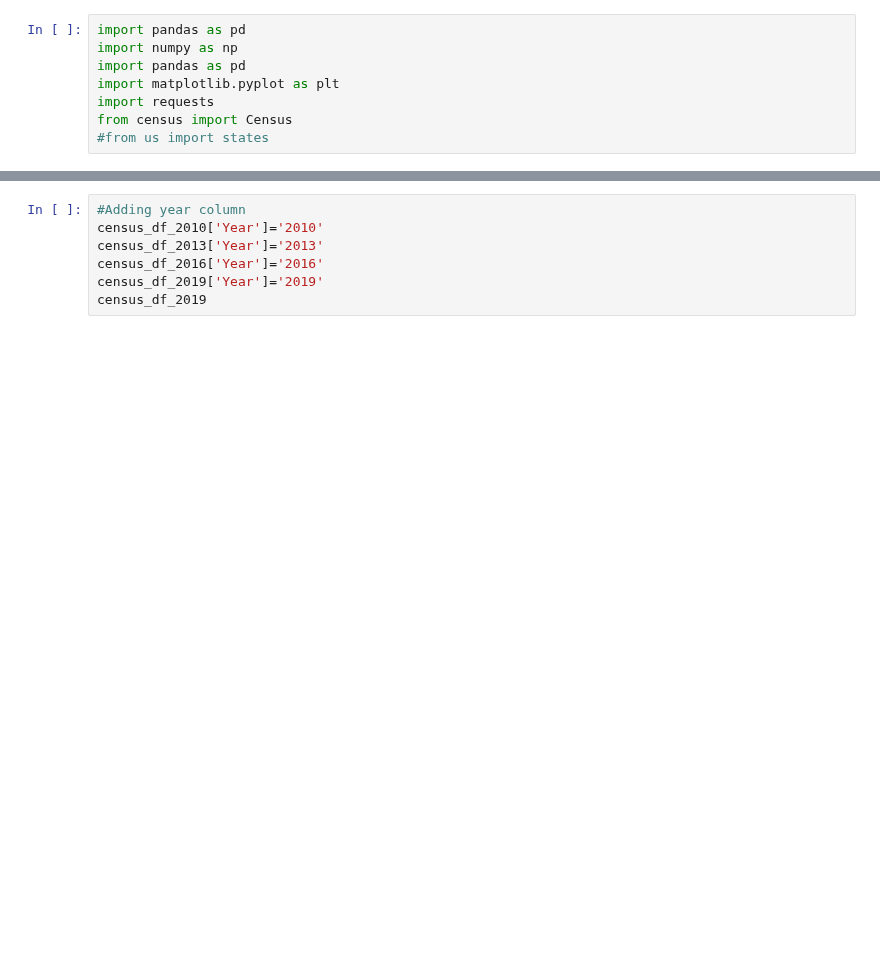
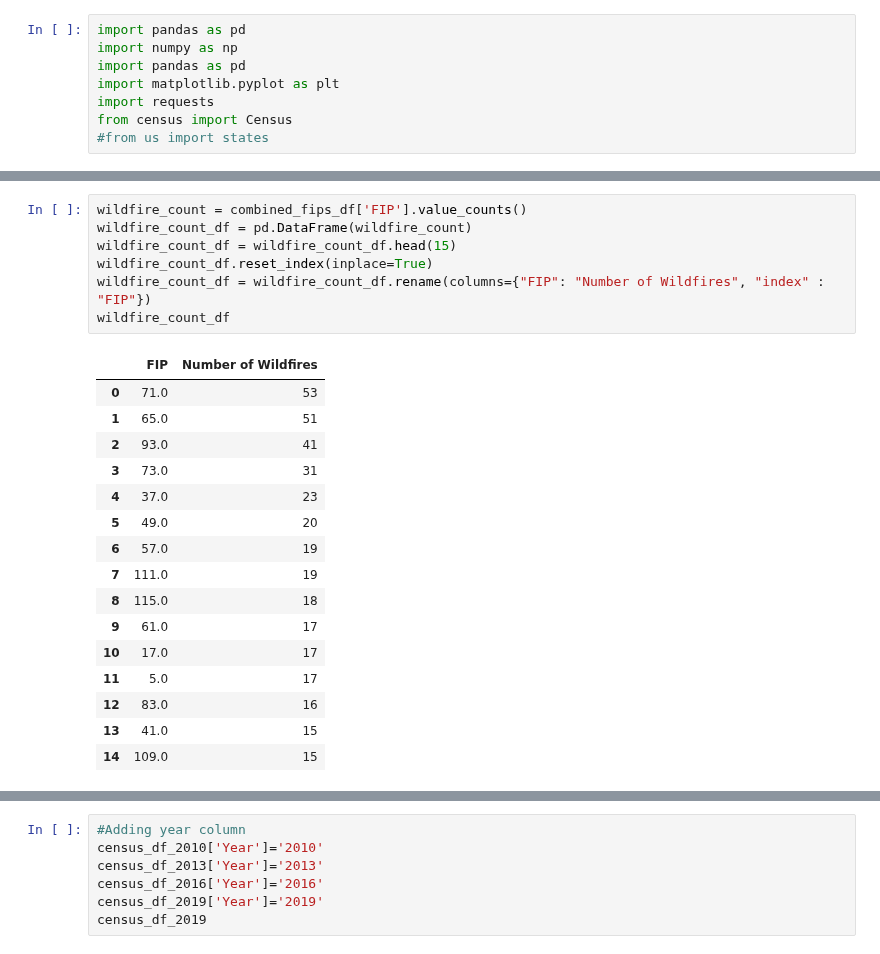
Before and after one commit to jacobdv/extreme-weather, a Jupyter notebook: Comparing income level (poverty level) to economic impact of wildfires.ipynb, the cells around one changed output, grey strips where cells are left out. Saved outputs shown, nothing was run; the diff lists cells and outputs as text; blank space fills up the shorter version.

```diff
--- a/Comparing income level (poverty level) to economic impact of wildfires.ipynb
+++ b/Comparing income level (poverty level) to economic impact of wildfires.ipynb
@@ -23,0 +40,24 @@ census_df_2019 = pd.read_csv("Census_csvs/2019_census_data_ca_county.csv")
+# %%
+wildfire_count = combined_fips_df['FIP'].value_counts()
+wildfire_count_df = pd.DataFrame(wildfire_count)
+wildfire_count_df = wildfire_count_df.head(15)
+wildfire_count_df.reset_index(inplace=True)
+wildfire_count_df = wildfire_count_df.rename(columns={"FIP": "Number of Wildfires", "index" : "FIP"})
+wildfire_count_df
+# %% [output]
+|  | FIP | Number of Wildfires |
+| 0 | 71.0 | 53 |
+| 1 | 65.0 | 51 |
+| 2 | 93.0 | 41 |
+| 3 | 73.0 | 31 |
+| 4 | 37.0 | 23 |
+| 5 | 49.0 | 20 |
+| 6 | 57.0 | 19 |
+| 7 | 111.0 | 19 |
+| 8 | 115.0 | 18 |
+| 9 | 61.0 | 17 |
+| 10 | 17.0 | 17 |
+| 11 | 5.0 | 17 |
+| 12 | 83.0 | 16 |
+| 13 | 41.0 | 15 |
+| 14 | 109.0 | 15 |
```
Also changed, not shown: parts of 7 cells of this notebook, 1 other file.
